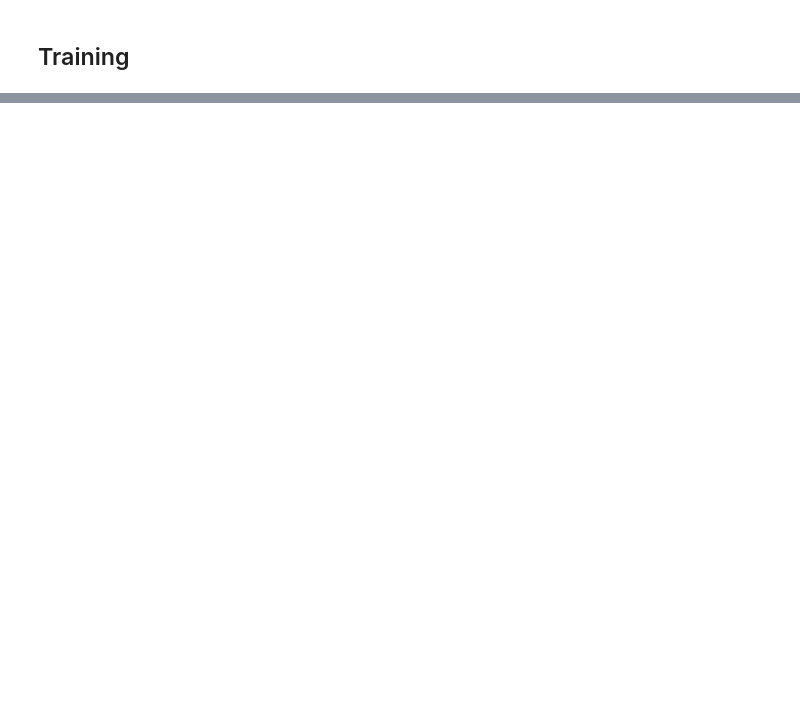
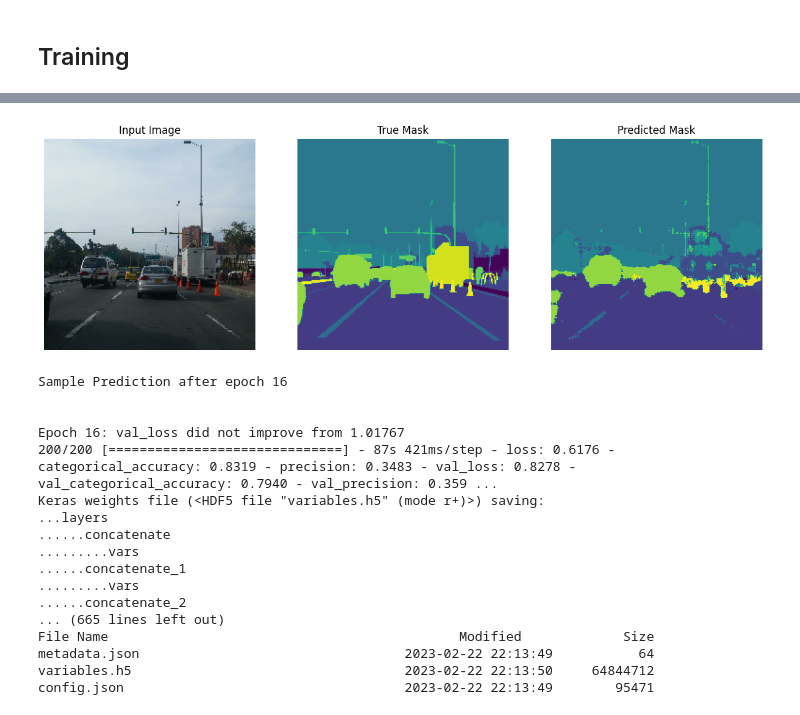
Before and after one commit to alessandro1802/instance-segmentation, a Jupyter notebook: train.ipynb, the cells around one changed output, grey strips where cells are left out. Saved outputs shown, nothing was run; the diff lists cells and outputs as text; code cells hidden in the pictures; blank space fills up the shorter version.

```diff
--- a/train.ipynb
+++ b/train.ipynb
@@ -25,7 +37,7 @@ if gpus:
 # Data
 # %%
 DATA_PATH = "./data/"
-BATCH_SIZE = 8
+BATCH_SIZE = 4
 IMAGE_HEIGHT = 224
 IMAGE_WIDTH = 224
 SEED = 123
@@ -165,7 +211,7 @@ checkpoint_filepath = './models/model.h5'
 model_checkpoint_callback = tf.keras.callbacks.ModelCheckpoint(
     filepath=checkpoint_filepath,
     monitor='val_loss',
-    verbose=0,
+    verbose=1,
     mode='max',
     save_freq="epoch",
     save_best_only=True)
@@ -174,7 +220,7 @@ early_stopping_callback = tf.keras.callbacks.EarlyStopping(monitor='val_loss', p
 # %% [markdown]
 ## Training
 # %%
-EPOCHS = 2
+EPOCHS = 100
 STEPS_PER_EPOCH = 800 // BATCH_SIZE
 VAL_SUBSPLITS = 5
 VALIDATION_STEPS = 200//BATCH_SIZE//VAL_SUBSPLITS
@@ -188,3 +234,4 @@ model_history = model.fit(train_ds,
 
 with open('./histories/history.pickle', 'wb+') as file:
     pickle.dump(model_history, file)
+# %% [output]
@@ -191,3 +239,21 @@ with open('./histories/history.pickle', 'wb+') as file:
+[figure, added]
+Sample Prediction after epoch 16
+
+
+Epoch 16: val_loss did not improve from 1.01767
+200/200 [==============================] - 87s 421ms/step - loss: 0.6176 - categorical_accuracy: 0.8319 - precision: 0.3483 - val_loss: 0.8278 - val_categorical_accuracy: 0.7940 - val_precision: 0.359 ...
+Keras weights file (<HDF5 file "variables.h5" (mode r+)>) saving:
+...layers
+......concatenate
+.........vars
+......concatenate_1
+.........vars
+......concatenate_2
+... (665 lines left out)
+File Name                                             Modified             Size
+metadata.json                                  2023-02-22 22:13:49           64
+variables.h5                                   2023-02-22 22:13:50     64844712
+config.json                                    2023-02-22 22:13:49        95471
 # %%
 def displayLearningCurves(history):
     plt.plot(history.history['loss'])
```
Also changed, not shown: parts of 11 cells of this notebook, 2 other files.
